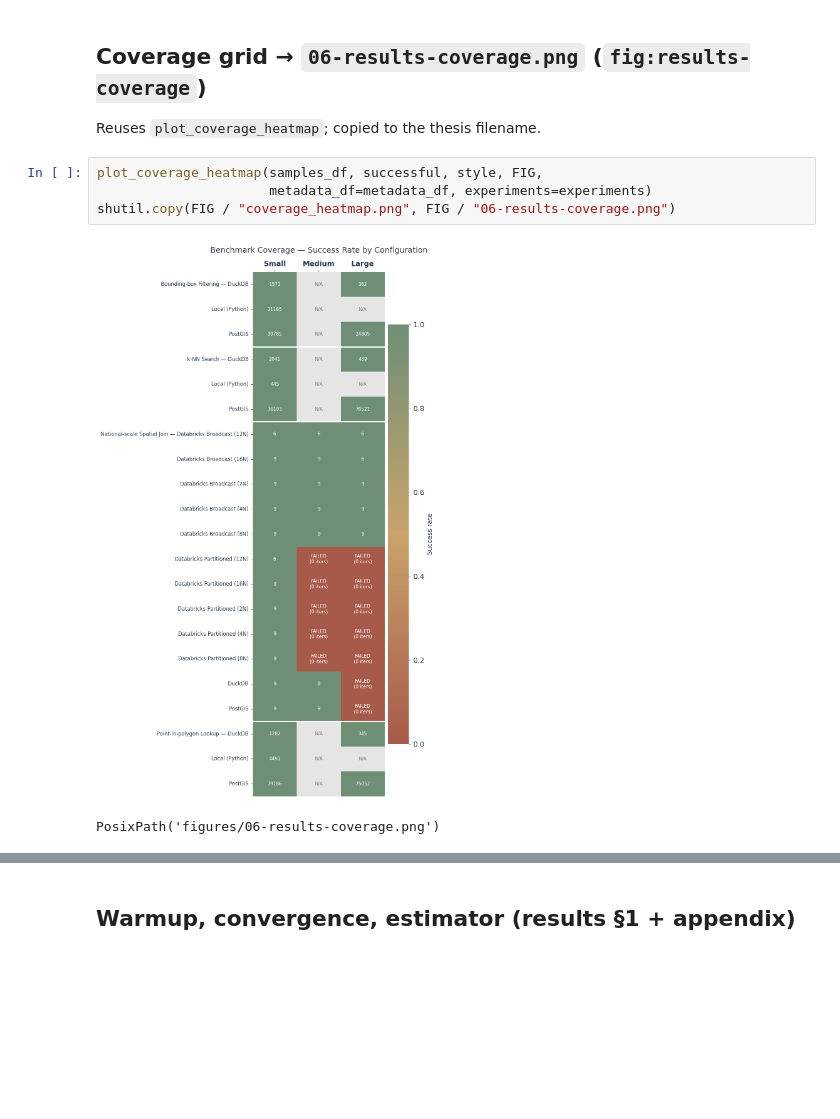
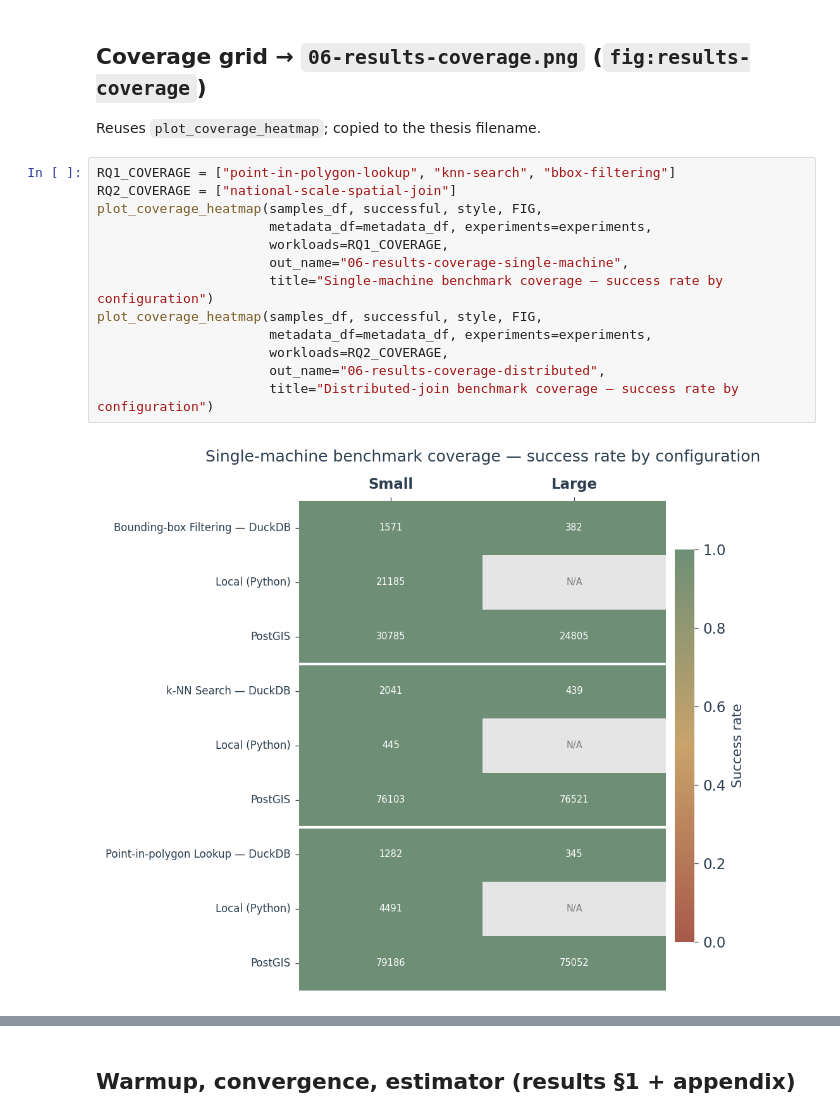
Before and after one commit to kartAI/doppa-analytics, a Jupyter notebook: notebooks/01-measurement-quality.ipynb, the cells around one changed output, grey strips where cells are left out. Drawn from its saved outputs; the diff is of its cells as text; blank space fills up the shorter version.

```diff
--- a/notebooks/01-measurement-quality.ipynb
+++ b/notebooks/01-measurement-quality.ipynb
@@ -31,9 +31,17 @@ successful samples: (394834, 26)
 ## Coverage grid → `06-results-coverage.png` (`fig:results-coverage`)
 Reuses `plot_coverage_heatmap`; copied to the thesis filename.
 # %%
+RQ1_COVERAGE = ["point-in-polygon-lookup", "knn-search", "bbox-filtering"]
+RQ2_COVERAGE = ["national-scale-spatial-join"]
 plot_coverage_heatmap(samples_df, successful, style, FIG,
-                      metadata_df=metadata_df, experiments=experiments)
-shutil.copy(FIG / "coverage_heatmap.png", FIG / "06-results-coverage.png")
+                      metadata_df=metadata_df, experiments=experiments,
+                      workloads=RQ1_COVERAGE,
+                      out_name="06-results-coverage-single-machine",
+                      title="Single-machine benchmark coverage — success rate by configuration")
+plot_coverage_heatmap(samples_df, successful, style, FIG,
+                      metadata_df=metadata_df, experiments=experiments,
+                      workloads=RQ2_COVERAGE,
+                      out_name="06-results-coverage-distributed",
+                      title="Distributed-join benchmark coverage — success rate by configuration")
 # %% [output]
-[figure, old version]
+[figure, new version]
-PosixPath('figures/06-results-coverage.png')
```
Also changed, not shown: parts of 2 cells of this notebook, 4 other files.
